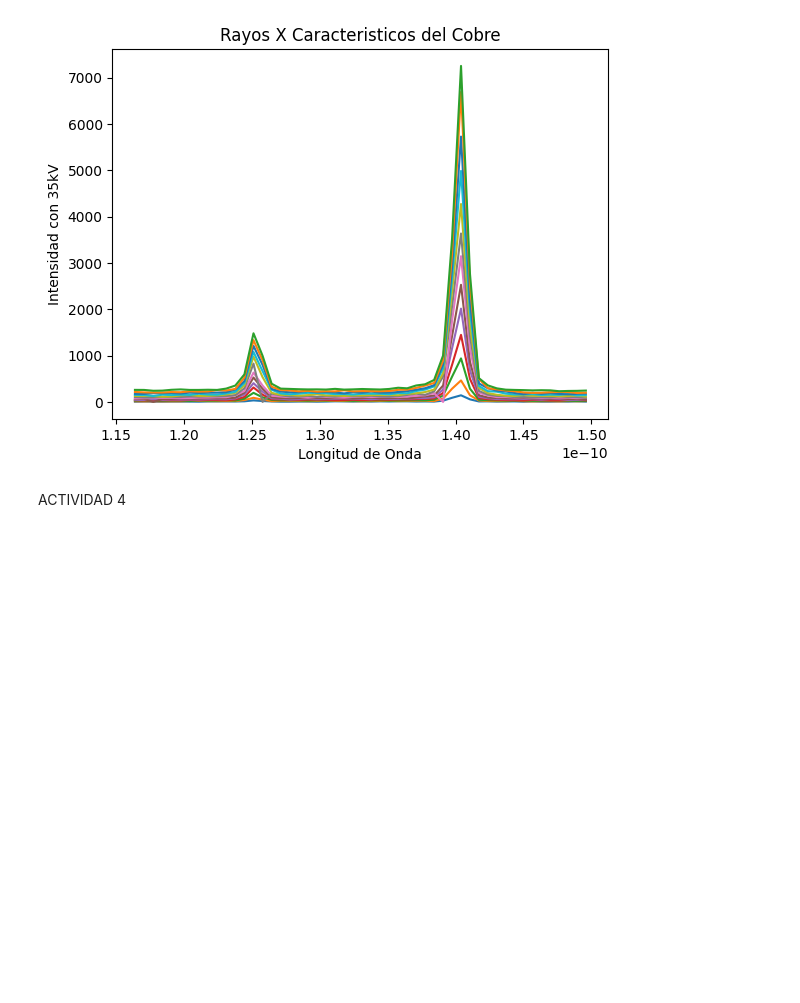
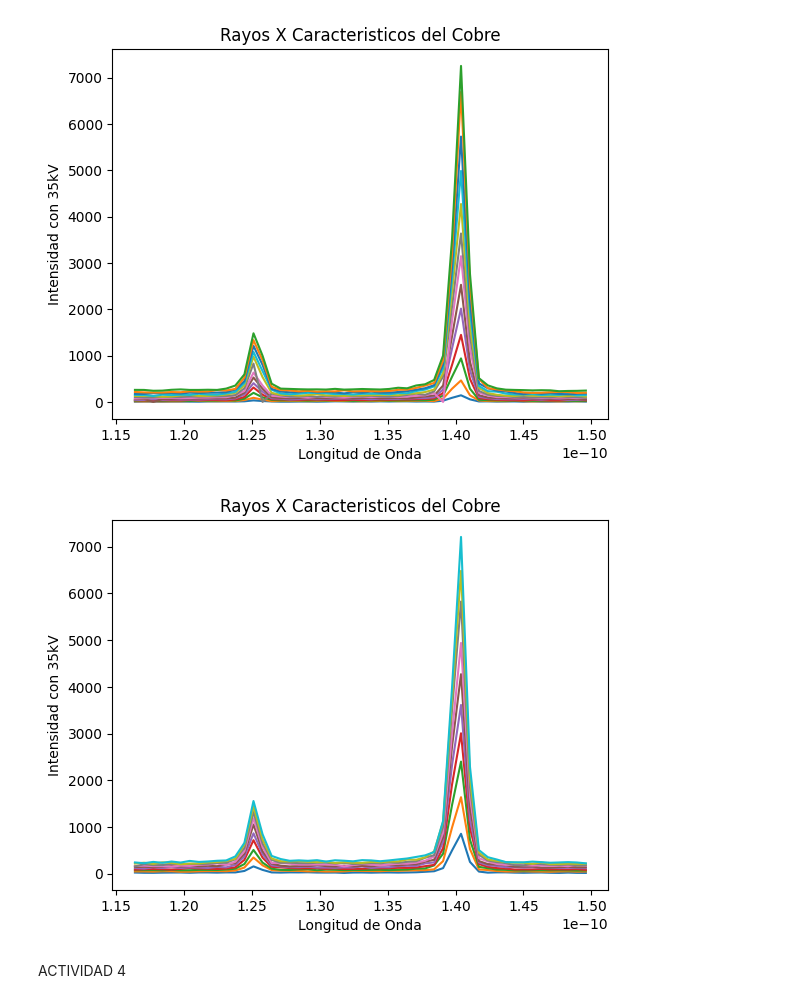
Before and after one commit to LabIntermedio/COD-INTERMEDIO, a Jupyter notebook: Rayos X/Rayos X.ipynb, the cells around one changed output. Cells and saved outputs as stored; diff of their text form; code cells hidden in the pictures; blank space fills up the shorter version.

Commit message:
Actualización con todas las gráficas para Lambda vs Intensidad de 3b

```diff
--- a/Rayos X/Rayos X.ipynb
+++ b/Rayos X/Rayos X.ipynb
@@ -32,6 +32,26 @@ actividad2Zn0_1=pd.read_csv('Actividad 2 Zn 0.1.csv',sep=',',encoding='utf-8').d
 actividad2Zn0_1=actividad2Zn0_1.apply(pd.to_numeric)
 actividad3a=pd.read_csv("Actividad 3a.csv",sep=';',encoding='utf-8').drop([0,1])
 actividad3a=actividad3a.apply(pd.to_numeric)
+actividad3b_01=pd.read_csv("Actividad 3b 0.1.csv",sep=';',encoding='utf-8').drop([0,1])
+actividad3b_01=actividad3b_01.apply(pd.to_numeric)
+actividad3b_02=pd.read_csv("Actividad 3b 0.2.csv",sep=';',encoding='utf-8').drop([0,1])
+actividad3b_02=actividad3b_02.apply(pd.to_numeric)
+actividad3b_03=pd.read_csv("Actividad 3b 0.3.csv",sep=';',encoding='utf-8').drop([0,1])
+actividad3b_03=actividad3b_03.apply(pd.to_numeric)
+actividad3b_04=pd.read_csv("Actividad 3b 0.4.csv",sep=';',encoding='utf-8').drop([0,1])
+actividad3b_04=actividad3b_04.apply(pd.to_numeric)
+actividad3b_05=pd.read_csv("Actividad 3b 0.5.csv",sep=';',encoding='utf-8').drop([0,1])
+actividad3b_05=actividad3b_05.apply(pd.to_numeric)
+actividad3b_06=pd.read_csv("Actividad 3b 0.6.csv",sep=';',encoding='utf-8').drop([0,1])
+actividad3b_06=actividad3b_06.apply(pd.to_numeric)
+actividad3b_07=pd.read_csv("Actividad 3b 0.7.csv",sep=';',encoding='utf-8').drop([0,1])
+actividad3b_07=actividad3b_07.apply(pd.to_numeric)
+actividad3b_08=pd.read_csv("Actividad 3b 0.8.csv",sep=';',encoding='utf-8').drop([0,1])
+actividad3b_08=actividad3b_08.apply(pd.to_numeric)
+actividad3b_09=pd.read_csv("Actividad 3b 0.9.csv",sep=';',encoding='utf-8').drop([0,1])
+actividad3b_09=actividad3b_09.apply(pd.to_numeric)
+actividad3b_1=pd.read_csv("Actividad 3b 1.csv",sep=';',encoding='utf-8').drop([0,1])
+actividad3b_1=actividad3b_1.apply(pd.to_numeric)
 actividad4=pd.read_csv("Actividad 4.csv",sep=';',encoding='utf-8').drop([0,1])
 actividad4=actividad4.apply(pd.to_numeric)
 # %% [markdown]
@@ -110,6 +130,25 @@ plt.ylabel('Intensidad con 35kV')
 plt.show()
 # %% [output]
 [figure]
+# %%
+longitudes_de_onda=ley_de_bragg(actividad3b_01['ﾁngulo del crista'])
+plt.plot(longitudes_de_onda,actividad3b_01['Tasa con 35kV'])
+plt.plot(longitudes_de_onda,actividad3b_02['Tasa con 35kV'])
+plt.plot(longitudes_de_onda,actividad3b_03['Tasa con 35kV'])
+plt.plot(longitudes_de_onda,actividad3b_04['Tasa con 35kV'])
+plt.plot(longitudes_de_onda,actividad3b_05['Tasa con 35kV'])
+plt.plot(longitudes_de_onda,actividad3b_06['Tasa con 35kV'])
+plt.plot(longitudes_de_onda,actividad3b_07['Tasa con 35kV'])
+plt.plot(longitudes_de_onda,actividad3b_08['Tasa con 35kV'])
+plt.plot(longitudes_de_onda,actividad3b_09['Tasa con 35kV'])
+plt.plot(longitudes_de_onda,actividad3b_1['Tasa con 35kV'])
+
+plt.title('Rayos X Caracteristicos del Cobre')
+plt.xlabel('Longitud de Onda')
+plt.ylabel('Intensidad con 35kV')
+plt.show()
+# %% [output]
+[figure, added]
 # %% [markdown]
 ACTIVIDAD 4
 # %%
```
Also changed, not shown: 10 other files.
